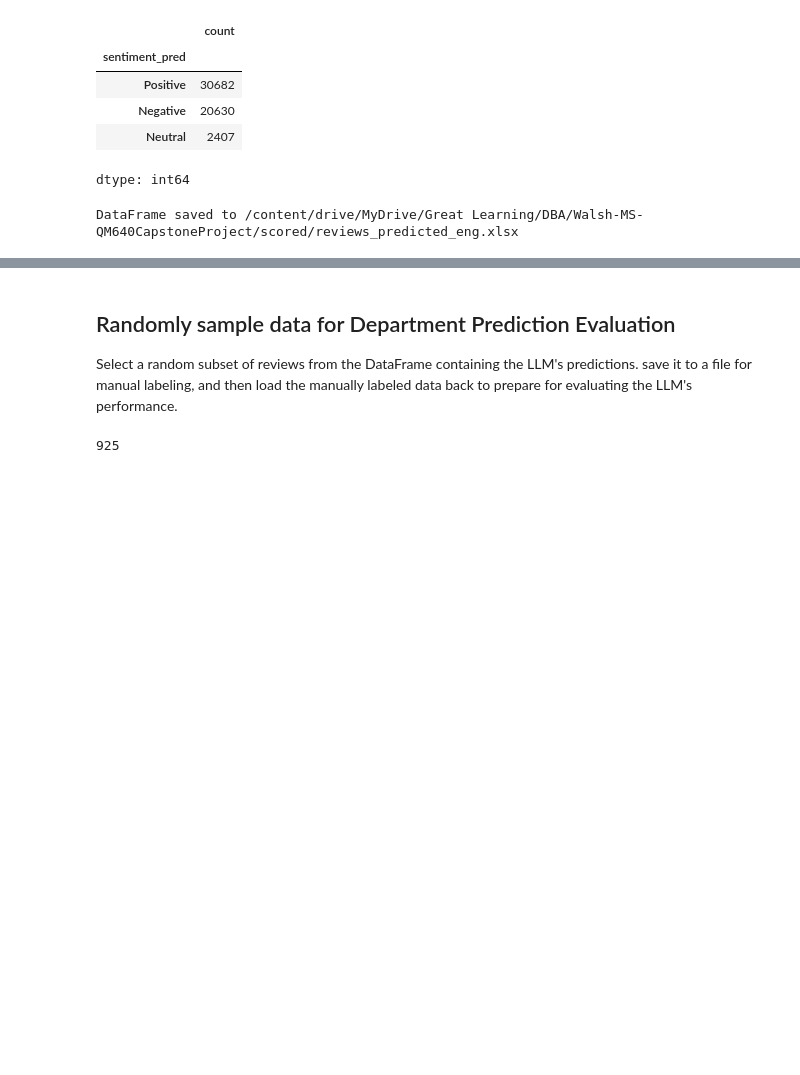
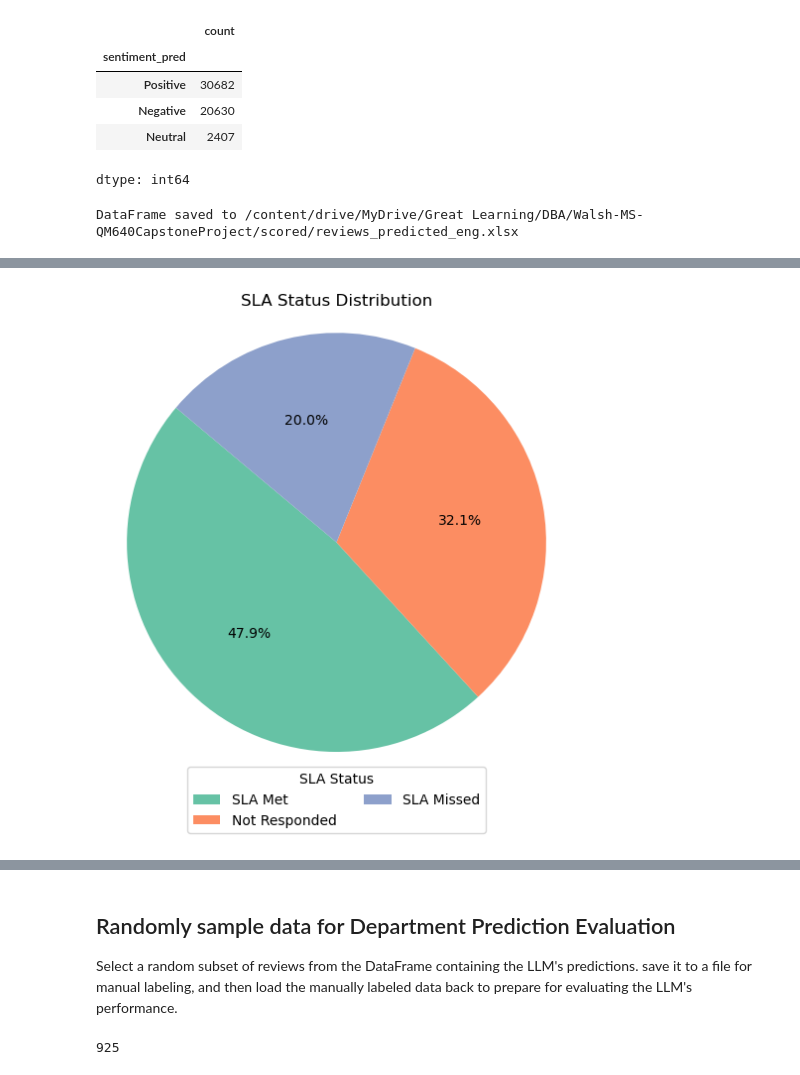
Before and after one commit to sra1malla/Walsh-MS-QM640CapstoneProject, a Jupyter notebook: reviews_classification_mistral7b.ipynb, the cells around one changed output, grey strips where cells are left out. Saved outputs shown, nothing was run; the diff lists cells and outputs as text; code cells hidden in the pictures; blank space fills up the shorter version.

```diff
--- a/reviews_classification_mistral7b.ipynb
+++ b/reviews_classification_mistral7b.ipynb
@@ -1057,0 +1110,12 @@ df_pred.head()
+# %%
+# Pie chart of SLA Status distribution with no labels on chart, legend below
+import matplotlib.pyplot as plt
+sla_counts = df_pred['sla_status'].value_counts()
+fig, ax = plt.subplots(figsize=(6,6))
+wedges, texts, autotexts = ax.pie(sla_counts.values, labels=None, autopct='%1.1f%%', startangle=140, colors=plt.cm.Set2.colors)
+plt.title('SLA Status Distribution')
+plt.axis('equal')
+plt.legend(wedges, sla_counts.index, title='SLA Status', loc='lower center', bbox_to_anchor=(0.5, -0.15), ncol=2)
+plt.show()
+# %% [output]
+[figure, added]
```
Also changed, not shown: parts of 7 cells of this notebook, 2 other files.
